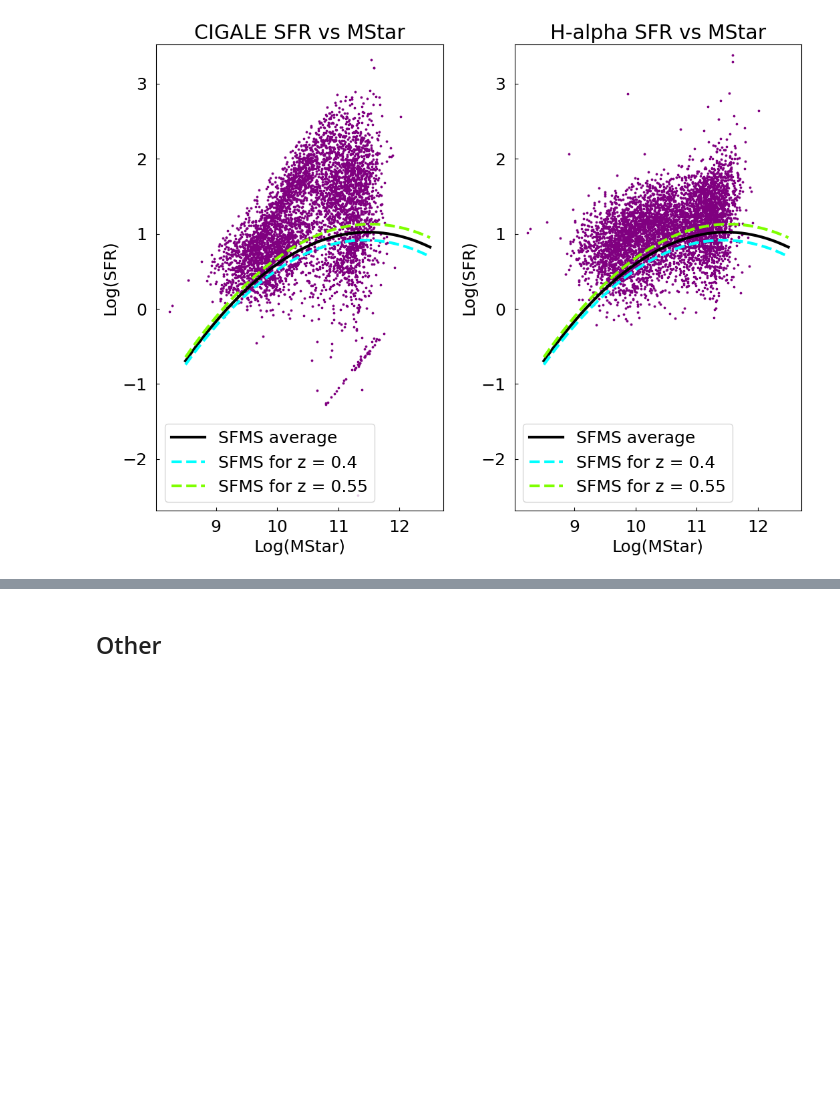
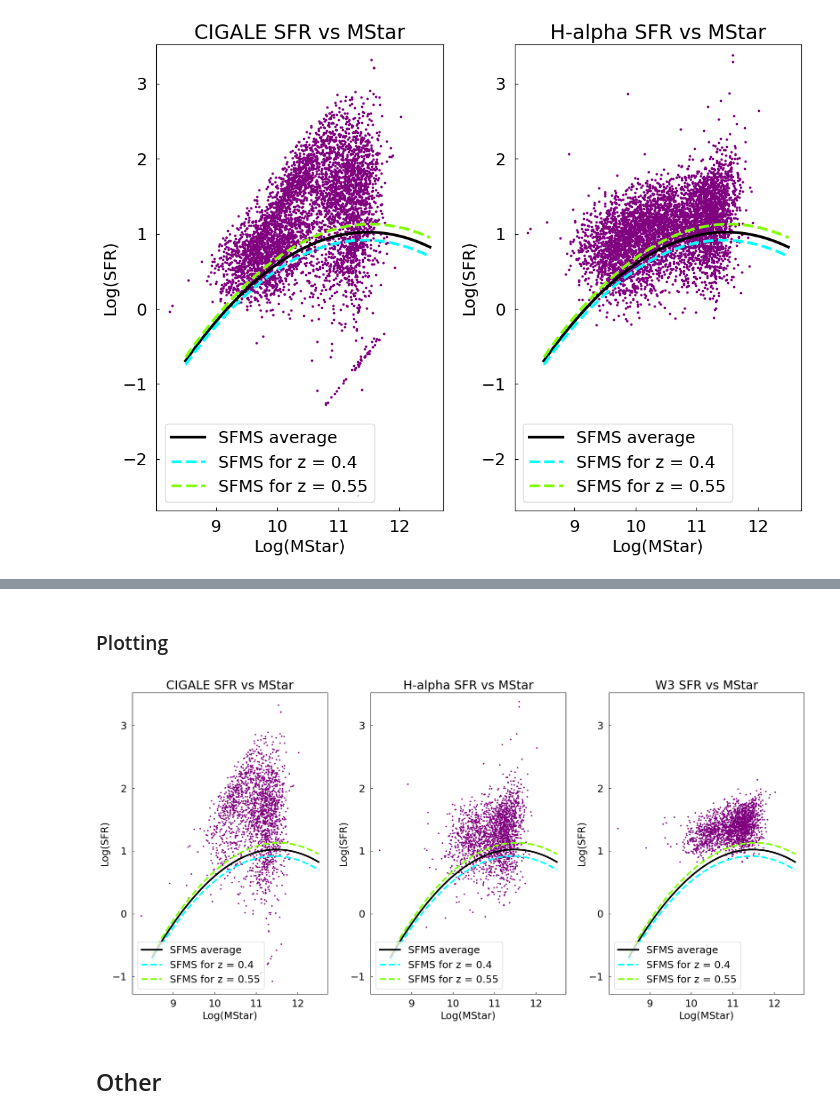
Before and after one commit to lmwittry/REU-2024-eBOSS-Galaxies, a Jupyter notebook: REU-2024-eBOSS-galaxies.ipynb, the cells around one changed output, grey strips where cells are left out. Cells and saved outputs as stored; diff of their text form; code cells hidden in the pictures; blank space fills up the shorter version.

```diff
--- a/REU-2024-eBOSS-galaxies.ipynb
+++ b/REU-2024-eBOSS-galaxies.ipynb
@@ -505,0 +535,4 @@ plt.show()
+# %%
+w3_flux = 31.674*10**(-w3_mag/2.5)*u.Jy
+# %%
+w3_flux_2 = w3_flux.to(u.erg/u.s/u.cm**2/u.Hz)
@@ -506,3 +564,70 @@ plt.show()
+# %%
+# put in terms of Lsun
+
+lsun = 3.846*10**33*u.erg/u.s
+
+w3_lum_lsun = []
+
+for i in range(len(w3_lum)):
+    l = w3_lum[i]/lsun
+    w3_lum_lsun.append(l)
+# %%
+w3_sfr = []
+
+for i in range(len(w3_lum_lsun)):
+    s = (0.889)*np.log10(w3_lum_lsun[i]) - 7.76 # Cluver 2017 eqn 4
+    w3_sfr.append(s)
+# %% [markdown]
+### Plotting
+# %%
+plt.figure(figsize=(18, 9))
+
+plt.subplot(1, 3, 1)  # row 1, column 3, count 1
+plt.scatter(mstar_wise, cigale_sfr_wise, s=3, color='purple')
+plt.title('CIGALE SFR vs MStar')
+plt.xlabel('Log(MStar)')
+plt.ylabel('Log(SFR)')
+plt.ylim(min(cigale_sfr_wise)-0.2, max(cigale_sfr_wise)+0.2)
+plt.plot(x,y, color='black', label='SFMS average', linewidth=3)
+plt.plot(x,y1,color='cyan', linestyle='--', label='SFMS for z = ' + str(z_low), linewidth=3)
+plt.plot(x,y2, color='chartreuse', linestyle='--', label='SFMS for z = ' + str(z_high), linewidth=3)
+plt.legend(loc='lower left')
+
+# row 1, column 2, count 3
+plt.subplot(1, 3, 2)
+
+plt.scatter(mstar_wise, ha_sfr_wise, s=3, color='purple')
+plt.title('H-alpha SFR vs MStar')
+plt.xlabel('Log(MStar)')
+plt.ylabel('Log(SFR)')
+plt.ylim(min(cigale_sfr_wise)-0.2, max(cigale_sfr_wise)+0.2)
+plt.plot(x,y, color='black', label='SFMS average', linewidth=3)
+plt.plot(x,y1,color='cyan', linestyle='--', label='SFMS for z = ' + str(z_low), linewidth=3)
+plt.plot(x,y2, color='chartreuse', linestyle='--', label='SFMS for z = ' + str(z_high), linewidth=3)
+plt.legend(loc='lower left')
+
+# row 1, column 3, count 3
+plt.subplot(1, 3, 3)
+
+plt.scatter(mstar_wise, w3_sfr, s=3, color='purple')
+plt.title('W3 SFR vs MStar')
+plt.xlabel('Log(MStar)')
+plt.ylabel('Log(SFR)')
+plt.ylim(min(cigale_sfr_wise)-0.2, max(cigale_sfr_wise)+0.2)
+plt.plot(x,y, color='black', label='SFMS average', linewidth=3)
+plt.plot(x,y1,color='cyan', linestyle='--', label='SFMS for z = ' + str(z_low), linewidth=3)
+plt.plot(x,y2, color='chartreuse', linestyle='--', label='SFMS for z = ' + str(z_high), linewidth=3)
+plt.legend(loc='lower left')
+
+
+
+# space between the plots
+plt.tight_layout()
+
+# show plot
+plt.show()
+# %% [output]
+[figure, added]
 # %% [markdown]
 ## Other
 # %% [markdown]
```
Also changed, not shown: parts of 15 cells of this notebook.
